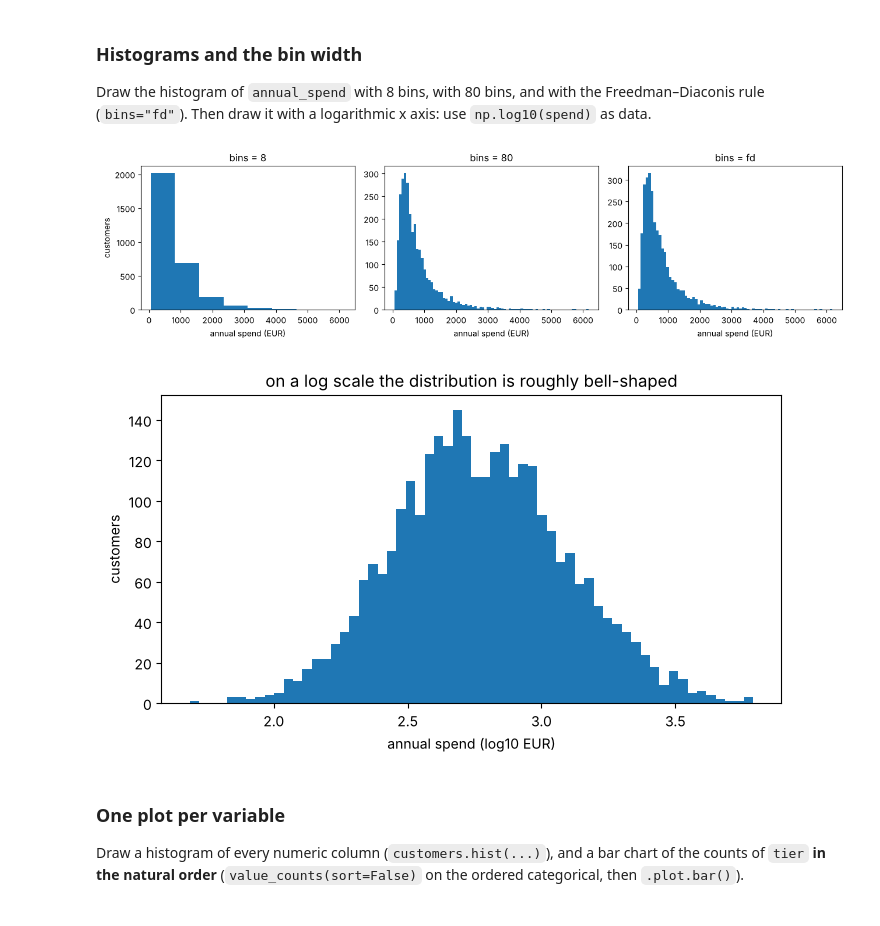
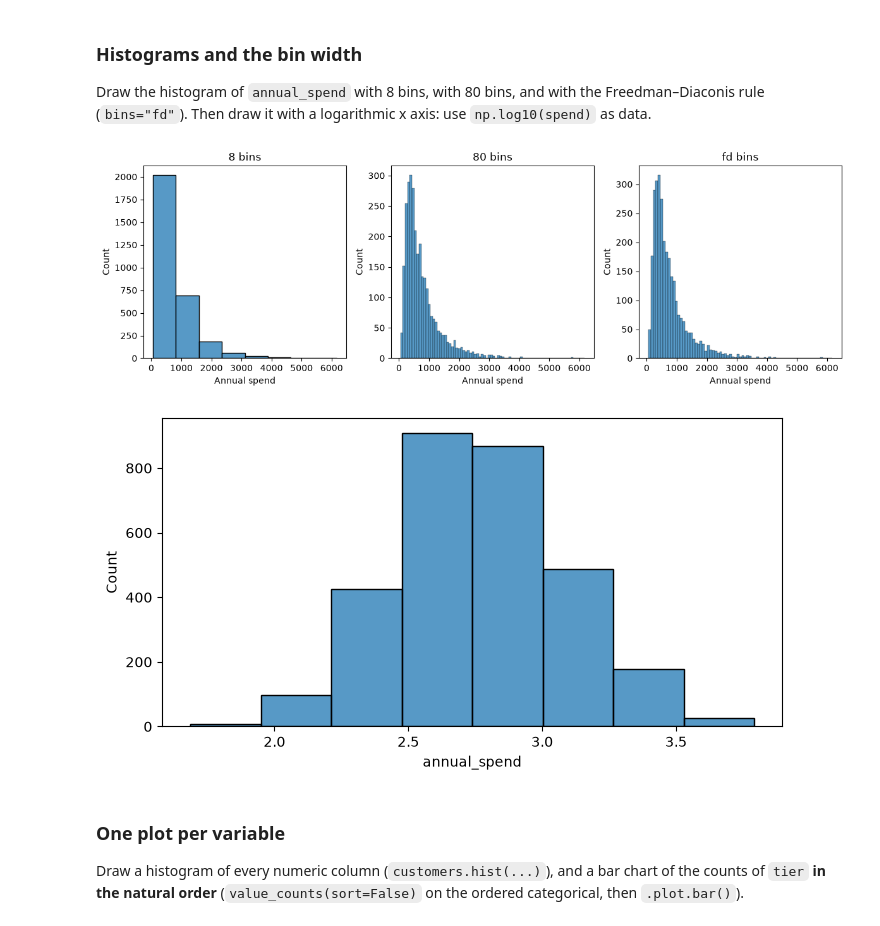
Before and after one commit to mengxian0913/MLDM_Unibo_public, a Jupyter notebook: ML_Lab/notebooks/lab01-eda/lab01-eda.ipynb, the cells around one changed output. Cells and saved outputs as stored; diff of their text form; code cells hidden in the pictures.

```diff
--- a/ML_Lab/notebooks/lab01-eda/lab01-eda.ipynb
+++ b/ML_Lab/notebooks/lab01-eda/lab01-eda.ipynb
@@ -404,7 +404,10 @@ Several numbers you compute here appear on the lecture slides: check them.
 
 Load the file into `df` (the **raw** table: it will not be modified), then show `shape`, `head()` and `info()`.
 # %%
-# your code here
+customer_data = pd.read_csv(NORDICMART_FILE)
+
+print(customer_data.shape)
+customer_data.head()
 # %% [output]
 (3000, 9)
 |  | customer_id | tier | age | days_since_last_buy | annual_spend | web_sessions_month | tickets_90d | ... |
@@ -474,0 +480,10 @@ dtype: object
+# %%
+customers = customer_data.copy()
+mask = ~customers["postcode"].isna()
+postcode  = customers.loc[mask, "postcode"].astype("int").astype("string")[0]
+
+customers = customers.drop(columns=["postcode"])
+
+customers["tier"] = pd.Categorical(customers["tier"], ["Basic", "Silver", "Gold"], ordered=True)
+
+print(customers.dtypes)
@@ -515,13 +575,24 @@ and compare mean, std, median and IQR before and after.
 Draw the histogram of `annual_spend` with 8 bins, with 80 bins, and with the Freedman–Diaconis rule (`bins="fd"`).
 Then draw it with a logarithmic x axis: use `np.log10(spend)` as data.
 # %%
-# your code here
+fig, axes = plt.subplots(nrows = 1, ncols = 3, figsize=(12, 4))
+
+annual_spend = customers["annual_spend"]
+
+for ax, bins in zip(axes, [8, 80, "fd"]):
+    sns.histplot(data=annual_spend, bins=bins, ax=ax)
+    ax.set_title(f"{bins} bins")
+    ax.set_xlabel("Annual spend")
+
+plt.tight_layout()
+plt.show()
 # %% [output]
-[figure, old version]
+[figure, new version]
 # %%
-# your code here
+sns.histplot(data=np.log10(annual_spend), bins=8)
+plt.show()
 # %% [output]
-[figure, old version]
+[figure, new version]
 # %% [markdown]
 ### One plot per variable
 
```
Also changed, not shown: parts of 67 cells of this notebook.
